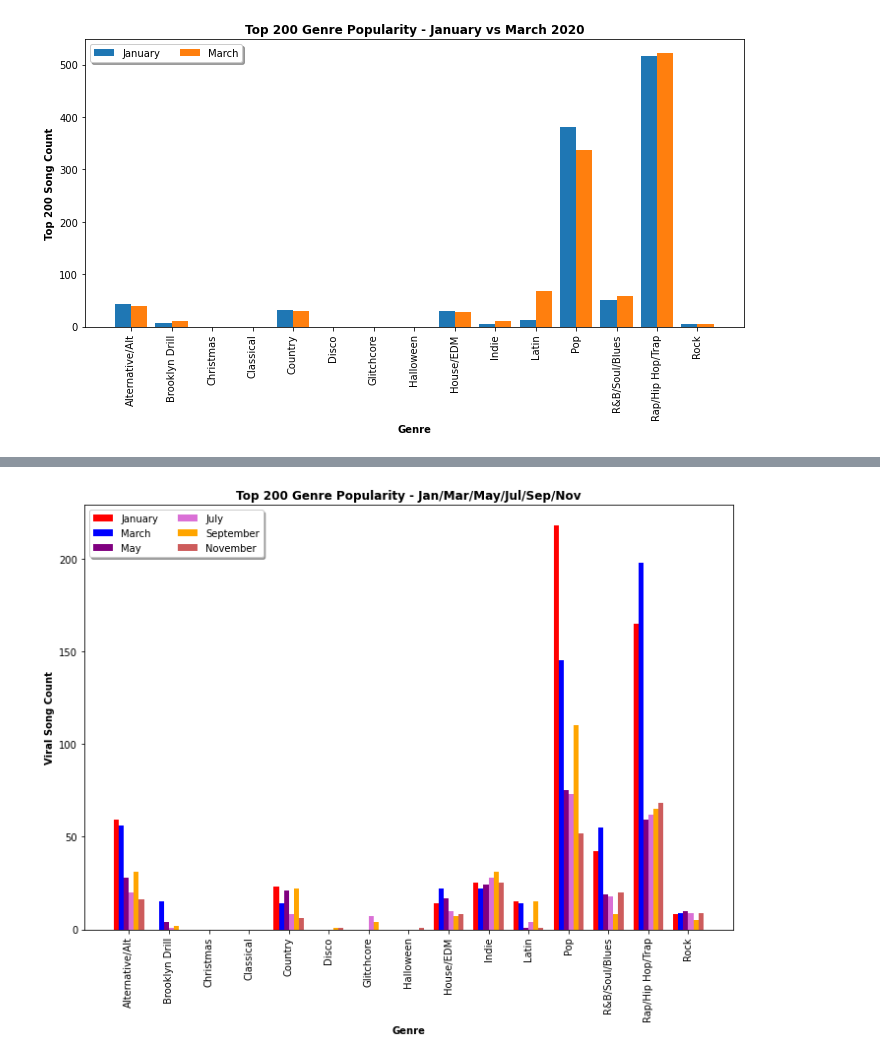
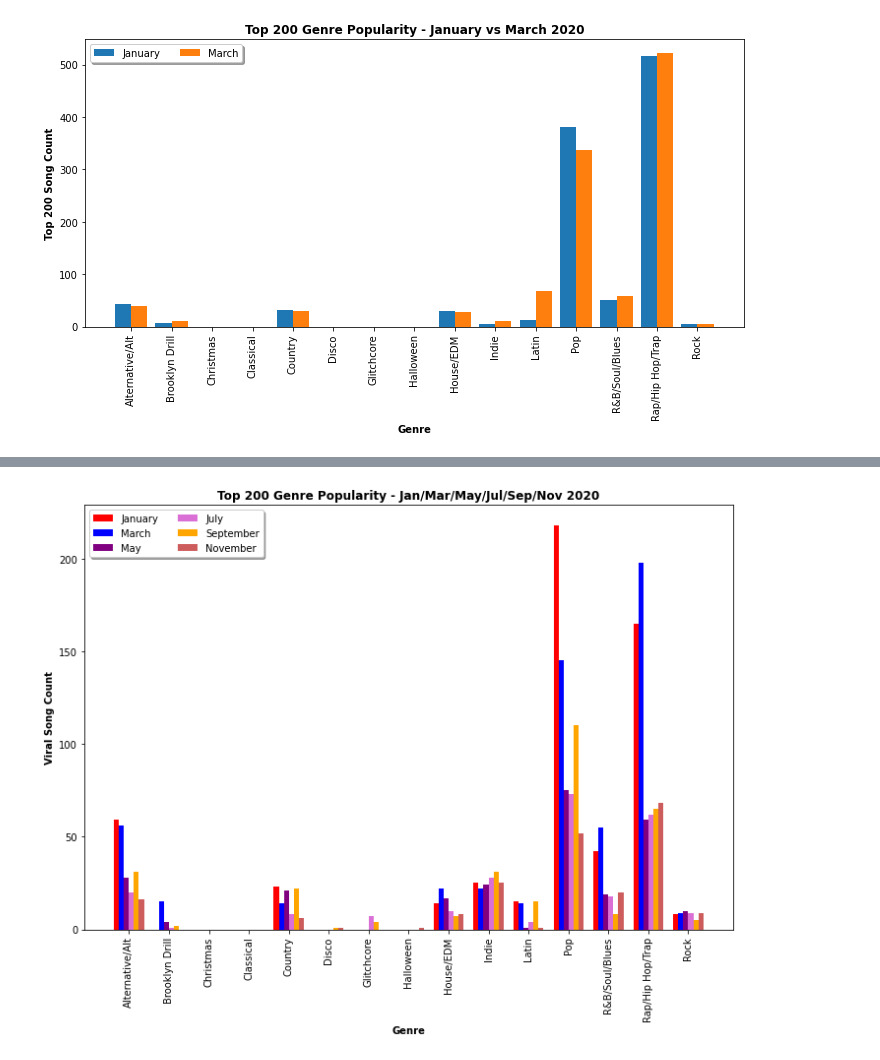
Before and after one commit to Teablee/project-one, a Jupyter notebook: royster.ipynb, the cells around one changed output, grey strips where cells are left out. Saved outputs shown, nothing was run; the diff lists cells and outputs as text; code cells hidden in the pictures.

```diff
--- a/royster.ipynb
+++ b/royster.ipynb
@@ -353,8 +353,8 @@ jan_top_200['Type']=''
 # Extract Date from Filename using slice
 jan_top_200['Date'] = jan_top_200['Filename'].str.slice(19,29)
 
-# Convert to datetime
-jan_top_200['Date'] = pd.to_datetime(jan_top_200['Date'])
+# Convert to datetime - errors=coerce fix found on stackoverflow
+jan_top_200['Date'] = pd.to_datetime(jan_top_200['Date'], errors='coerce')
 
 # Get Week Number from Date
 jan_top_200['Week Number'] = jan_top_200['Date'].dt.isocalendar().week
@@ -741,32 +753,32 @@ x = np.arange(len(jan_genre_200_df_alpha['Genre'].unique()))
 width = 0.125
 
 # set bar values
 b1 = ax.bar(x, jan_genre_df_200_alpha['Count'], width=width, color='red', label='January')
 b2 = ax.bar(x + width, mar_genre_df_200_alpha['Count'], width=width, color='blue', label='March')
 b3 = ax.bar(x + width*2, may_genre_df_200_alpha['Count'], width=width, color='purple', label='May')
 b4 = ax.bar(x + width*3, jul_genre_df_200_alpha['Count'], width=width, color='orchid', label='July')
 b5 = ax.bar(x + width*4, sep_genre_df_200_alpha['Count'], width=width, color='orange', label='September')
 b6 = ax.bar(x + width*5, nov_genre_df_200_alpha['Count'], width=width, color='indianred', label='November')
 
 # set x-axis tick locations and labels
 ax.set_xticks(x + width*2.5)
 ax.set_xticklabels(jan_genre_200_df_alpha['Genre'], rotation=90)
 
 # plot legend
 ax.legend(loc='upper left', shadow=True, ncol=2)
 
 # plot titles and axis labels, save figure
-plt.title('Top 200 Genre Popularity - Jan/Mar/May/Jul/Sep/Nov', weight='bold')
+plt.title('Top 200 Genre Popularity - Jan/Mar/May/Jul/Sep/Nov 2020', weight='bold')
 plt.xlabel('Genre', weight='bold')
 plt.ylabel('Viral Song Count', weight='bold')
 plt.savefig('/Users/amber/Desktop/GitHub/project-one/Images/top_200_allmonths_genres.png',
             bbox_inches='tight',
             pad_inches=.25,
             facecolor='white',
             orientation='landscape')
 
 # show the chart
 plt.tight_layout()
 plt.show()
 # %% [output]
-[figure, old version]
+[figure, new version]
```
Also changed, not shown: parts of 3 cells of this notebook, 4 other files.
